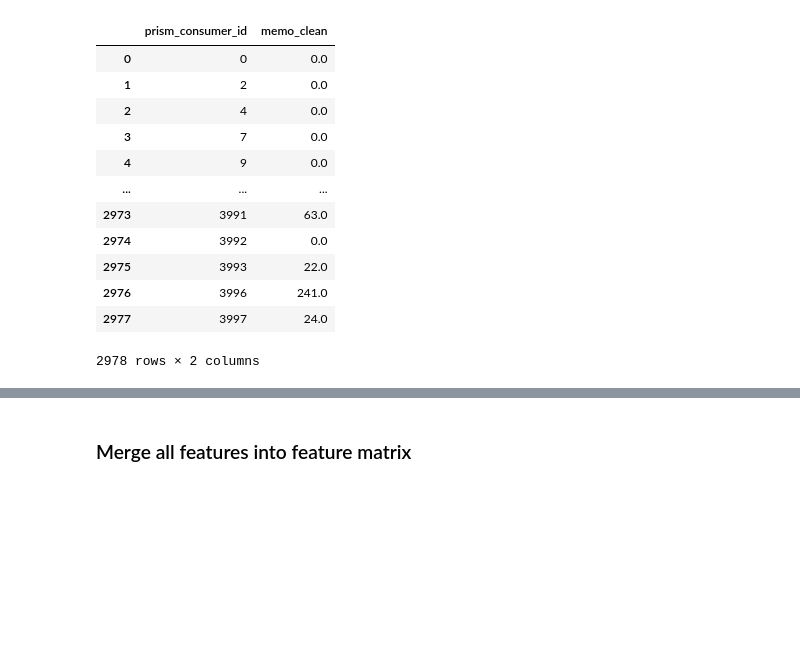
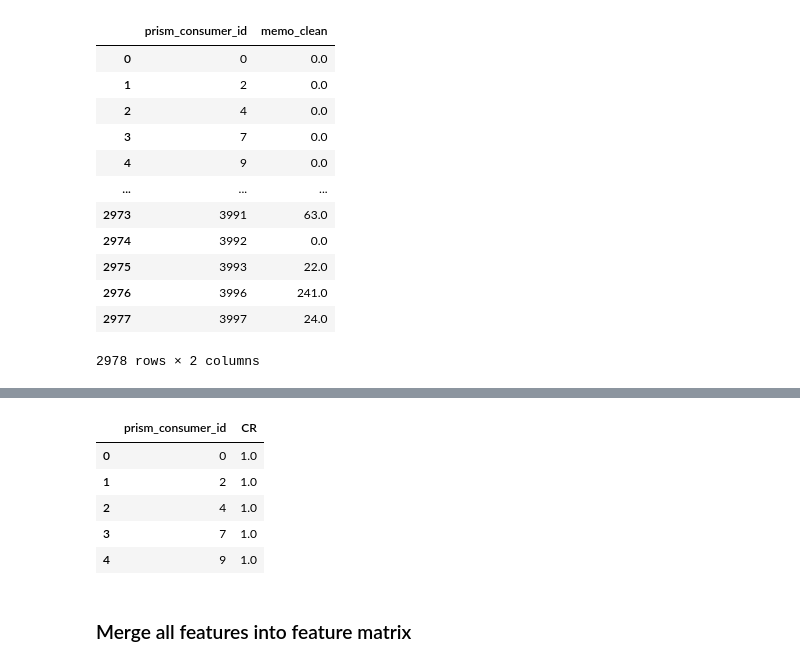
Before and after one commit to JiaDarren/DSC_180A, a Jupyter notebook: notebooks/risk_predictor.ipynb, the cells around one changed output, grey strips where cells are left out. Cells and saved outputs as stored; diff of their text form; code cells hidden in the pictures; blank space fills up the shorter version.

```diff
--- a/notebooks/risk_predictor.ipynb
+++ b/notebooks/risk_predictor.ipynb
@@ -154,3 +176,29 @@ def get_PRR(total_cashflow):
+# %%
+def get_CR(outflows):
+    # Get month range
+    outflow_transactions = outflows.copy()
+    outflow_transactions['month'] = pd.to_datetime(outflow_transactions['posted_date']).dt.month
+    outflow_transactions['year'] = pd.to_datetime(outflow_transactions['posted_date']).dt.year
+    outflow_transactions['date_id'] = 12 * (outflow_transactions['year'] - min(outflow_transactions['year'])) + outflow_transactions['month']
+    # Get number of transactions for each category for each consumer
+    cat_groups = outflow_transactions.groupby(['prism_consumer_id', 'date_id', 'category_description']).size().reset_index(name='count')
+    # Find number of months where consumer spent money on credit card payments or loans
+    cat_counts = cat_groups.groupby(['prism_consumer_id','category_description']).agg({'count':'count', 'date_id':['min', 'max']}).reset_index()
+    credit_counts = cat_counts[np.isin(cat_counts['category_description'], ['LOAN', 'CREDIT_CARD_PAYMENT'])].copy()
+    # Get maximum credit ratio
+    credit_counts['CR'] = credit_counts['count','count'] / (credit_counts['date_id','max'] - credit_counts['date_id','min'] + 1)
+    return credit_counts.groupby('prism_consumer_id')['CR'].max().reset_index()
+# %%
+CR = get_CR(outflows)
+features.append(CR)
+CR.head()
+# %% [output]
+|  | prism_consumer_id | CR |
+| 0 | 0 | 1.0 |
+| 1 | 2 | 1.0 |
+| 2 | 4 | 1.0 |
+| 3 | 7 | 1.0 |
+| 4 | 9 | 1.0 |
 # %% [markdown]
 ### Merge all features into feature matrix
 # %%
```
Also changed, not shown: parts of 23 cells of this notebook.
